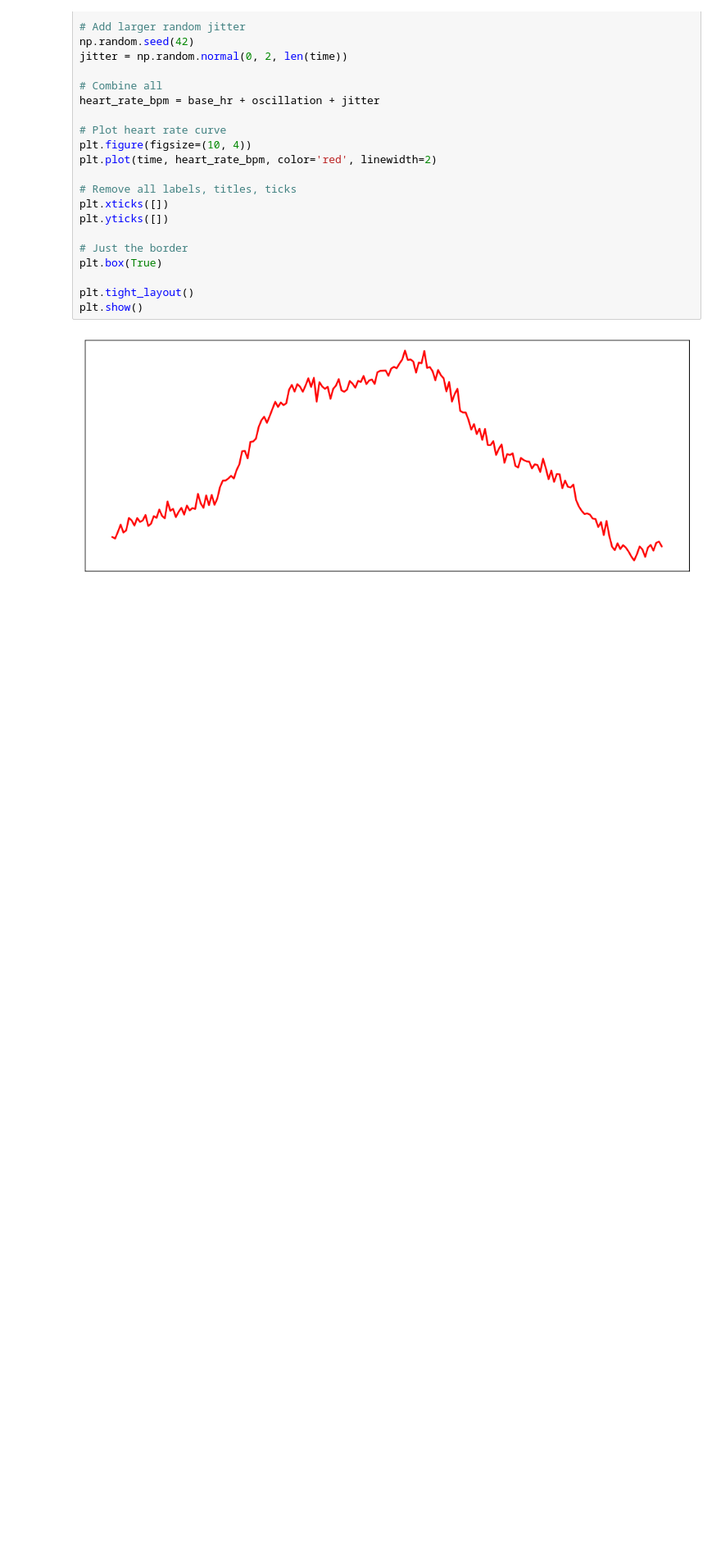
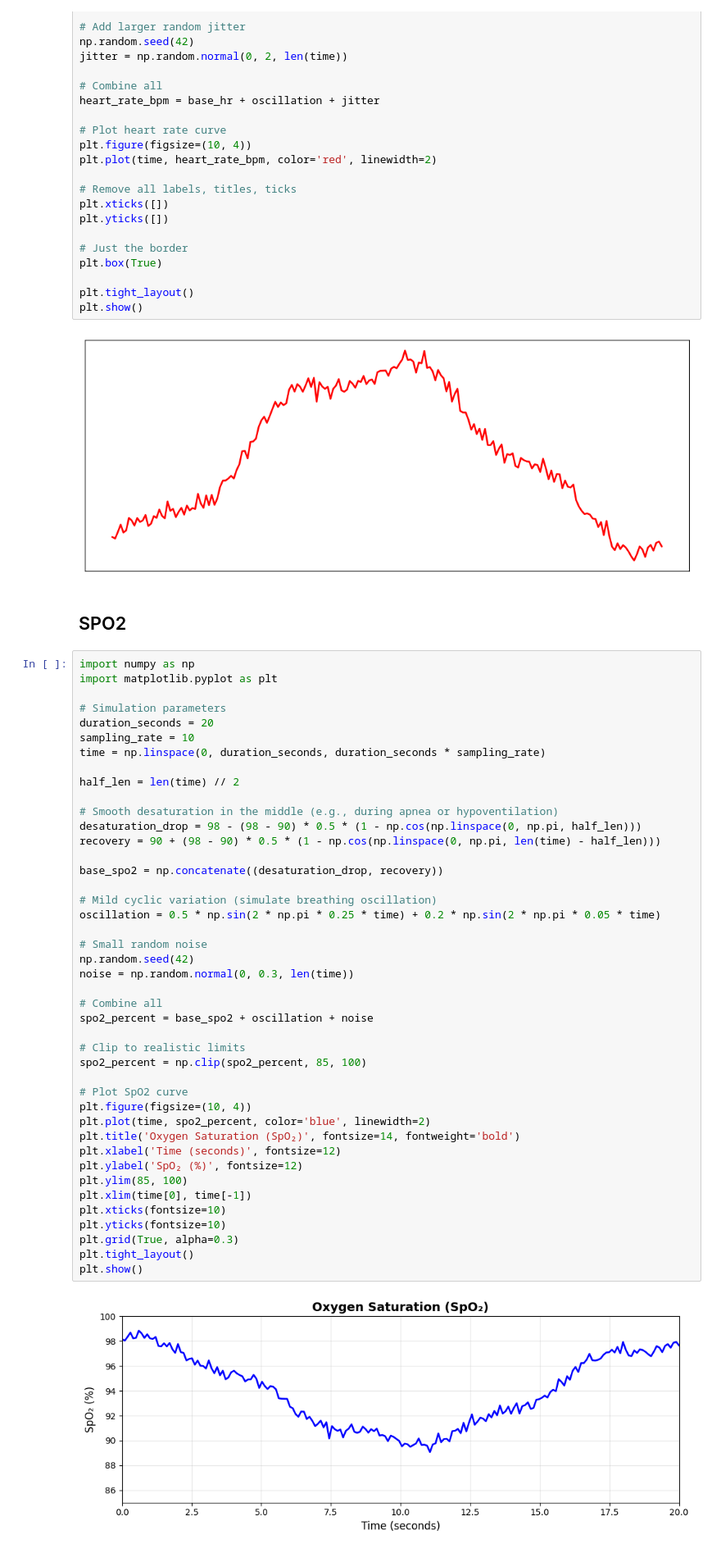
Before and after one commit to Hollen0318/LactatePresentation, a Jupyter notebook: vis.ipynb, the cells around one changed output. Shown at 82% size. Drawn from its saved outputs; the diff is of its cells as text; blank space fills up the shorter version.

Commit message:
to add more obvious colors

```diff
--- a/vis.ipynb
+++ b/vis.ipynb
@@ -820,3 +694,50 @@ plt.tight_layout()
 plt.show()
 # %% [output]
 [figure]
+# %% [markdown]
+## SPO2
+# %%
+import numpy as np
+import matplotlib.pyplot as plt
+
+# Simulation parameters
+duration_seconds = 20
+sampling_rate = 10
+time = np.linspace(0, duration_seconds, duration_seconds * sampling_rate)
+
+half_len = len(time) // 2
+
+# Smooth desaturation in the middle (e.g., during apnea or hypoventilation)
+desaturation_drop = 98 - (98 - 90) * 0.5 * (1 - np.cos(np.linspace(0, np.pi, half_len)))
+recovery = 90 + (98 - 90) * 0.5 * (1 - np.cos(np.linspace(0, np.pi, len(time) - half_len)))
+
+base_spo2 = np.concatenate((desaturation_drop, recovery))
+
+# Mild cyclic variation (simulate breathing oscillation)
+oscillation = 0.5 * np.sin(2 * np.pi * 0.25 * time) + 0.2 * np.sin(2 * np.pi * 0.05 * time)
+
+# Small random noise
+np.random.seed(42)
+noise = np.random.normal(0, 0.3, len(time))
+
+# Combine all
+spo2_percent = base_spo2 + oscillation + noise
+
+# Clip to realistic limits
+spo2_percent = np.clip(spo2_percent, 85, 100)
+
+# Plot SpO2 curve
+plt.figure(figsize=(10, 4))
+plt.plot(time, spo2_percent, color='blue', linewidth=2)
+plt.title('Oxygen Saturation (SpO₂)', fontsize=14, fontweight='bold')
+plt.xlabel('Time (seconds)', fontsize=12)
+plt.ylabel('SpO₂ (%)', fontsize=12)
+plt.ylim(85, 100)
+plt.xlim(time[0], time[-1])
+plt.xticks(fontsize=10)
+plt.yticks(fontsize=10)
+plt.grid(True, alpha=0.3)
+plt.tight_layout()
+plt.show()
+# %% [output]
+[figure, added]
```
Also changed, not shown: parts of 5 cells of this notebook.
